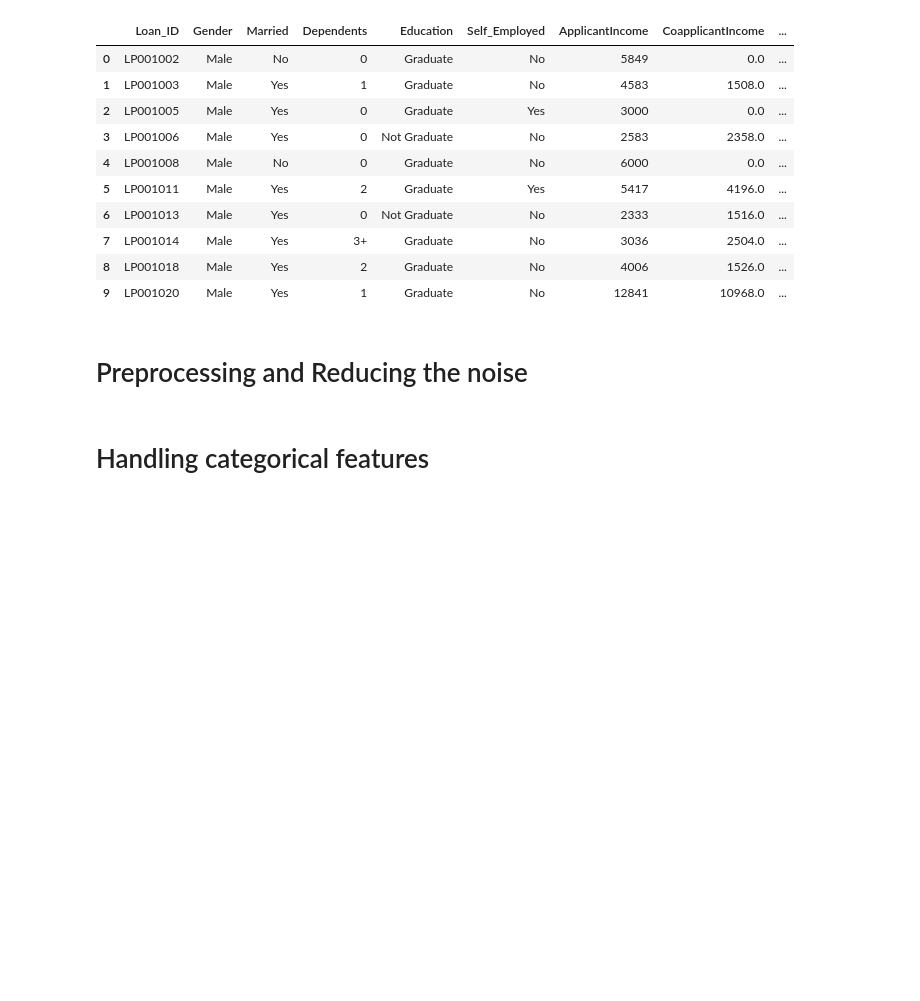
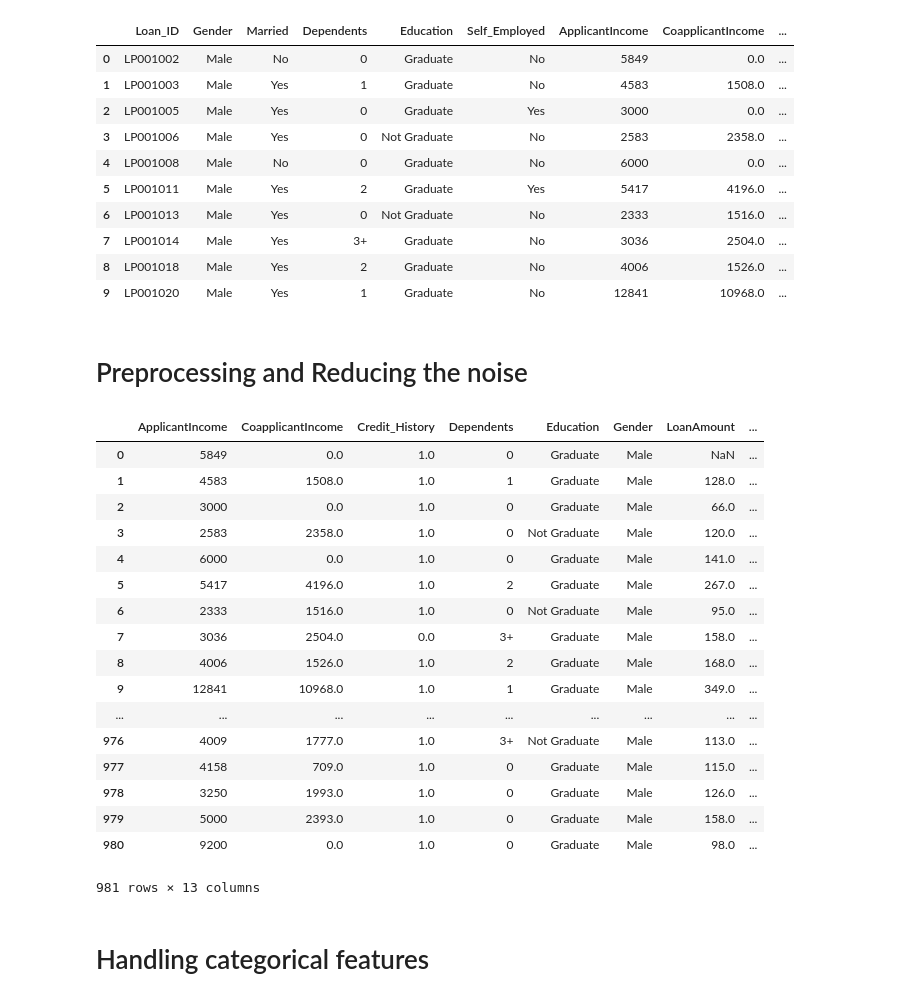
Before and after one commit to Thek10patil/Loan-Classification-Problem, a Jupyter notebook: Loan classification Problem.ipynb, the cells around one changed output. Saved outputs shown, nothing was run; the diff lists cells and outputs as text; code cells hidden in the pictures; blank space fills up the shorter version.

```diff
--- a/Loan classification Problem.ipynb
+++ b/Loan classification Problem.ipynb
@@ -49,10 +52,30 @@ To retain the current behavior and silence the warning, pass 'sort=True'.
 # Preprocessing and Reducing the noise
 # %%
 pd.options.mode.chained_assignment = None
-totalData['Gender'].fillna(1, inplace=True)
-totalData['Married'].fillna(1, inplace=True)
+# totalData['Gender'].dropna(axis=0, inplace=True)
+# totalData['Married'].dropna(axis=0, inplace=True)
 totalData['Credit_History'].fillna(totalData['Credit_History'].apply(float).median(), inplace=True)
-totalData['Self_Employed'].fillna(1, inplace=True)
+# totalData['Self_Employed'].dropna(axis=0, inplace=True)
+totalData
+# %% [output]
+|  | ApplicantIncome | CoapplicantIncome | Credit_History | Dependents | Education | Gender | LoanAmount | ... |
+| 0 | 5849 | 0.0 | 1.0 | 0 | Graduate | Male | NaN | ... |
+| 1 | 4583 | 1508.0 | 1.0 | 1 | Graduate | Male | 128.0 | ... |
+| 2 | 3000 | 0.0 | 1.0 | 0 | Graduate | Male | 66.0 | ... |
+| 3 | 2583 | 2358.0 | 1.0 | 0 | Not Graduate | Male | 120.0 | ... |
+| 4 | 6000 | 0.0 | 1.0 | 0 | Graduate | Male | 141.0 | ... |
+| 5 | 5417 | 4196.0 | 1.0 | 2 | Graduate | Male | 267.0 | ... |
+| 6 | 2333 | 1516.0 | 1.0 | 0 | Not Graduate | Male | 95.0 | ... |
+| 7 | 3036 | 2504.0 | 0.0 | 3+ | Graduate | Male | 158.0 | ... |
+| 8 | 4006 | 1526.0 | 1.0 | 2 | Graduate | Male | 168.0 | ... |
+| 9 | 12841 | 10968.0 | 1.0 | 1 | Graduate | Male | 349.0 | ... |
+| ... | ... | ... | ... | ... | ... | ... | ... | ... |
+| 976 | 4009 | 1777.0 | 1.0 | 3+ | Not Graduate | Male | 113.0 | ... |
+| 977 | 4158 | 709.0 | 1.0 | 0 | Graduate | Male | 115.0 | ... |
+| 978 | 3250 | 1993.0 | 1.0 | 0 | Graduate | Male | 126.0 | ... |
+| 979 | 5000 | 2393.0 | 1.0 | 0 | Graduate | Male | 158.0 | ... |
+| 980 | 9200 | 0.0 | 1.0 | 0 | Graduate | Male | 98.0 | ... |
+981 rows × 13 columns
 # %%
 totalData.Dependents[totalData.Dependents =='3+' ] = 5
 totalData['Dependents'].fillna(totalData['Dependents'].apply(float).median(), inplace=True)
```
Also changed, not shown: parts of 20 cells of this notebook, 7 other files.
